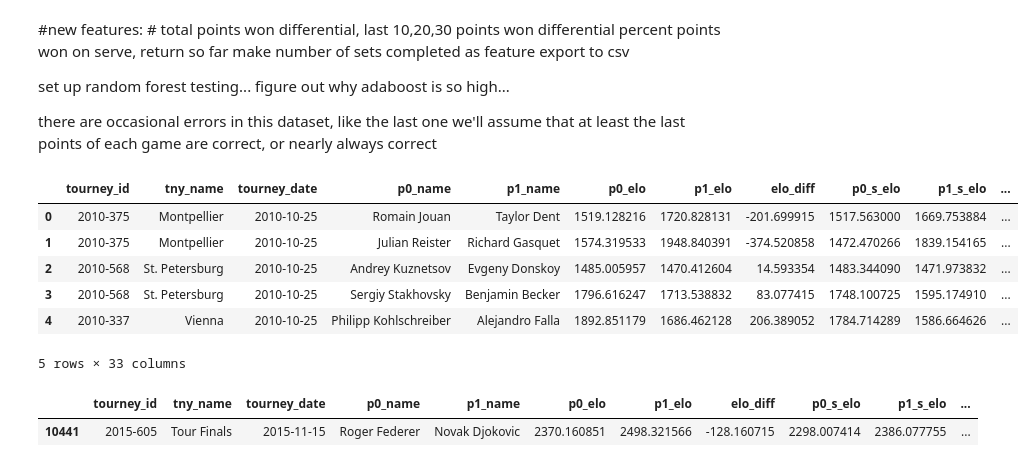
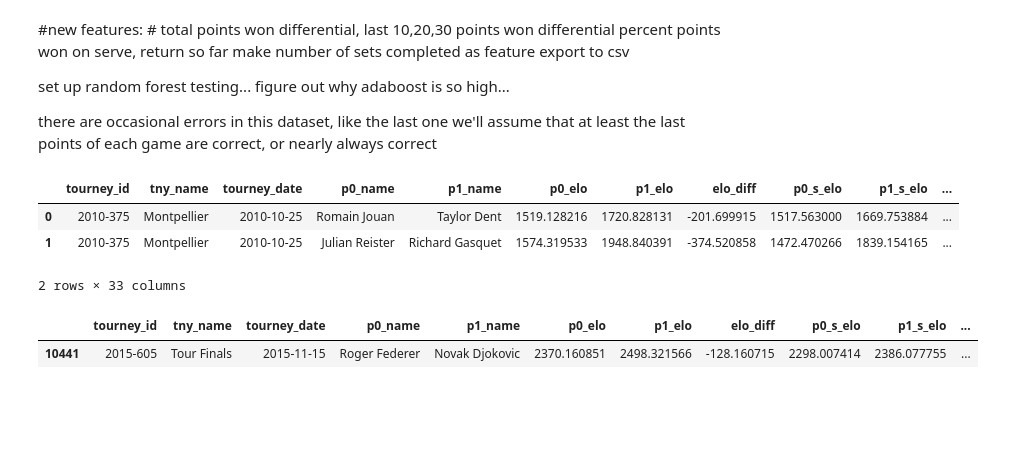
Before and after one commit to jgollub1/pbp_explorations, a Jupyter notebook: Point by Point Analysis with elo.ipynb, the cells around one changed output. Drawn from its saved outputs; the diff is of its cells as text; code cells hidden in the pictures; blank space fills up the shorter version.

```diff
--- a/Point by Point Analysis with elo.ipynb
+++ b/Point by Point Analysis with elo.ipynb
@@ -13,36 +13,33 @@ we'll assume that at least the last points of each game are correct, or nearly a
 # %%
 # TO DO: test all dataframes with logistic regression, random forest, neural net, everything else
 # in the sklearn toolkit; redo test,train,split by match
 from ast import literal_eval
 from collections import Counter
 import pandas as pd
 import numpy as np
 import math
 from helper_functions import *
 import time
 
-df = pd.read_csv('../my_data/elo_pbp_with_surface_8_22.csv')
+df = pd.read_csv('../my_data/elo_pbp_with_surface_8_27.csv')
 del df['Unnamed: 0']
 
 # append . to end of pbp string to signify end of match if not marked '0' means player0 won;
 # '1' means player1 won (originally player1, player2); small fix for dead rubbers
 df['match_id'] = range(len(df))
 df['pbp'] = [s + '.' if s[-1]!= '.' else s for s in df['pbp']]
 
 # you should add all columns beforehand...
 tid_dict = dict(zip(df['match_id'],df['tourney_id']))
 df.rename(columns={'tourney_name':'tny_name'},inplace=True)
 df['tny_name'] = [df['tny_name'][i]+' (3)' if df['tny_name'][i]=='Davis Cup' and \
                   df['best_of'][i]==3 else df['tny_name'][i] for i in xrange(len(df))]
 df.head(2)
 # %% [output]
 |  | tourney_id | tny_name | tourney_date | p0_name | p1_name | p0_elo | p1_elo | elo_diff | p0_s_elo | p1_s_elo | ... |
 | 0 | 2010-375 | Montpellier | 2010-10-25 | Romain Jouan | Taylor Dent | 1519.128216 | 1720.828131 | -201.699915 | 1517.563000 | 1669.753884 | ... |
 | 1 | 2010-375 | Montpellier | 2010-10-25 | Julian Reister | Richard Gasquet | 1574.319533 | 1948.840391 | -374.520858 | 1472.470266 | 1839.154165 | ... |
-| 2 | 2010-568 | St. Petersburg | 2010-10-25 | Andrey Kuznetsov | Evgeny Donskoy | 1485.005957 | 1470.412604 | 14.593354 | 1483.344090 | 1471.973832 | ... |
-| 3 | 2010-568 | St. Petersburg | 2010-10-25 | Sergiy Stakhovsky | Benjamin Becker | 1796.616247 | 1713.538832 | 83.077415 | 1748.100725 | 1595.174910 | ... |
-| 4 | 2010-337 | Vienna | 2010-10-25 | Philipp Kohlschreiber | Alejandro Falla | 1892.851179 | 1686.462128 | 206.389052 | 1784.714289 | 1586.664626 | ... |
-5 rows × 33 columns
+2 rows × 33 columns
 # %%
 df[df['match_id']==10441]
 # %% [output]
```
Also changed, not shown: parts of 2 cells of this notebook, 4 other files.
